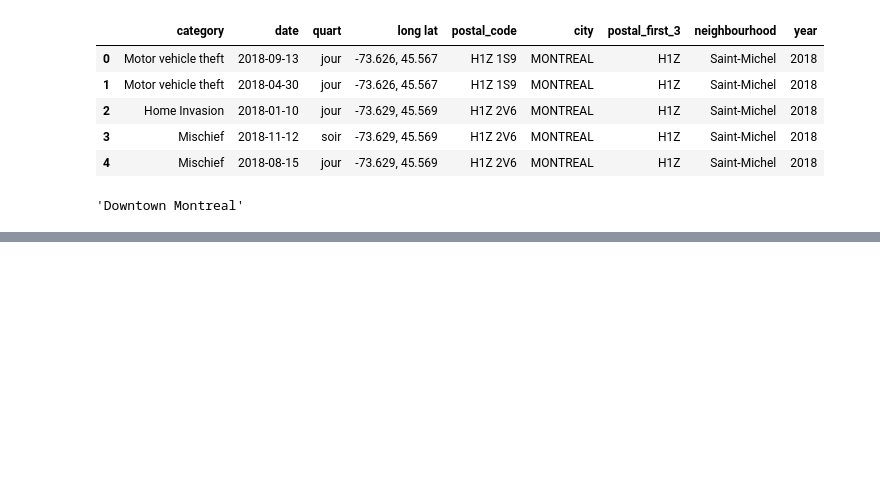
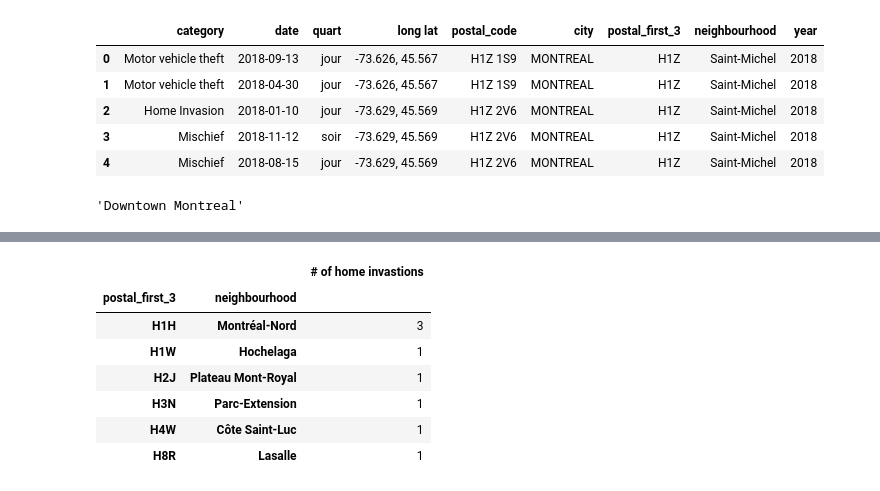
Before and after one commit to sgtartaglia/Montreal_Crime_App, a Jupyter notebook: Crime_D2.ipynb, the cells around one changed output, grey strips where cells are left out. Drawn from its saved outputs; the diff is of its cells as text; code cells hidden in the pictures; blank space fills up the shorter version.

```diff
--- a/Crime_D2.ipynb
+++ b/Crime_D2.ipynb
@@ -257,0 +302,25 @@ get_neighbourhood('H3G')
+# %%
+df_eng['count'] = 1
+# %%
+
+def top_4_by_crime(crime,year):
+    df_Home_invasions = df_eng[['postal_first_3','year','neighbourhood','count','category']]
+    df_Home_invasions = df_Home_invasions.loc[(df_eng['category'] == crime) & (df_eng['year'] == year)]
+    df_Home_invasions
+    df_hi_gb = df_Home_invasions.groupby('postal_first_3')['neighbourhood'].value_counts()
+    df_hi_gb = df_hi_gb.sort_values(ascending=False)
+    df_hi_gb = df_hi_gb.to_frame()
+    df_hi_gb.rename(columns={'neighbourhood':'hood'}, inplace=True)
+    df_hi_gb.rename(columns={'hood':'# of home invastions'}, inplace=True)
+    return df_hi_gb
+# %%
+top_4_by_crime('Offenses resulting in death','2021')
+# %% [output]
+|  |  | # of home invastions |
+| postal_first_3 | neighbourhood |  |
+| H1H | Montréal-Nord | 3 |
+| H1W | Hochelaga | 1 |
+| H2J | Plateau Mont-Royal | 1 |
+| H3N | Parc-Extension | 1 |
+| H4W | Côte Saint-Luc | 1 |
+| H8R | Lasalle | 1 |
```
Also changed, not shown: parts of 5 cells of this notebook, 5 other files.
